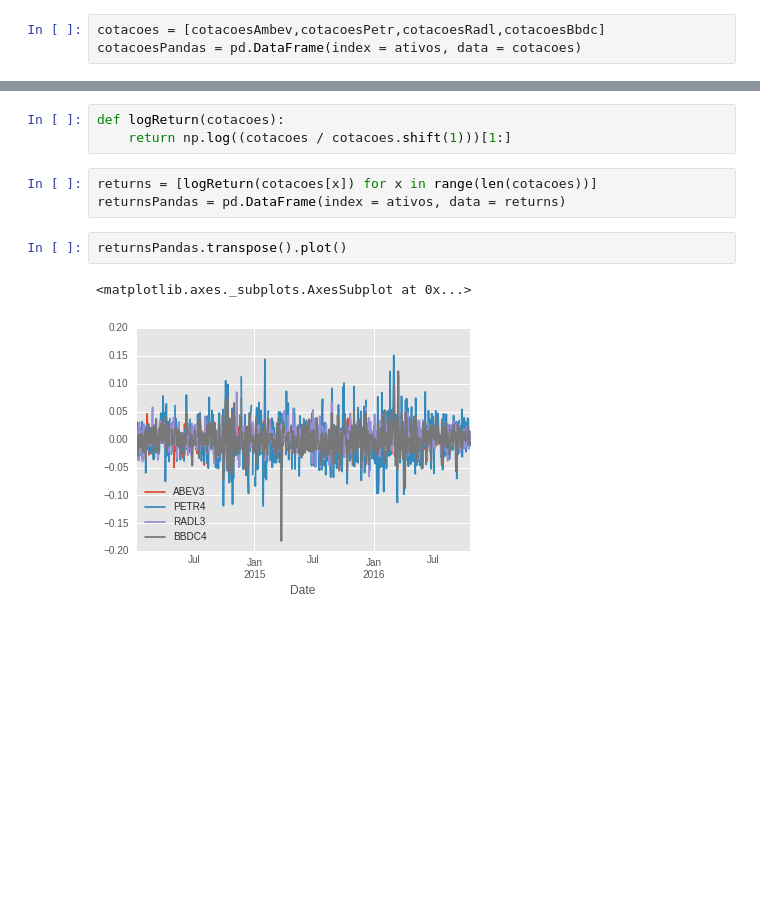
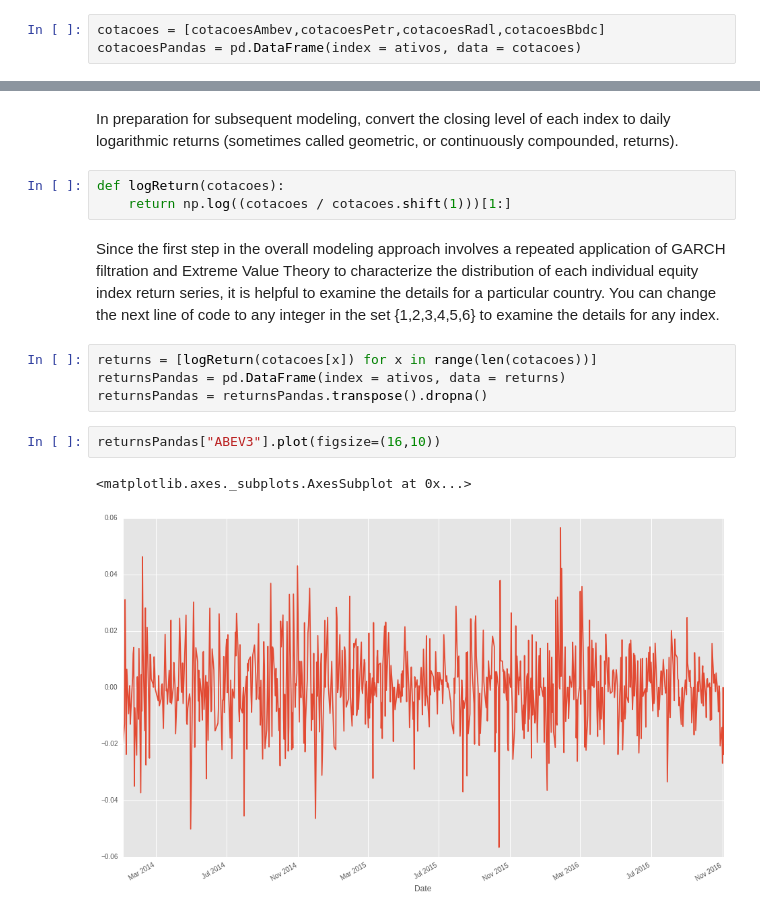
Before and after one commit to helderrezende/TCC, a Jupyter notebook: TCC Helder.ipynb, the cells around one changed output, grey strips where cells are left out. Saved outputs shown, nothing was run; the diff lists cells and outputs as text; blank space fills up the shorter version.

```diff
--- a/TCC Helder.ipynb
+++ b/TCC Helder.ipynb
@@ -85,11 +89,16 @@ cotacoesPandas.transpose().dropna().plot(figsize= (10,10))
+# %% [markdown]
+In preparation for subsequent modeling, convert the closing level of each index to daily logarithmic returns (sometimes called geometric, or continuously compounded, returns).
 # %%
 def logReturn(cotacoes):
     return np.log((cotacoes / cotacoes.shift(1)))[1:]
+# %% [markdown]
+Since the first step in the overall modeling approach involves a repeated application of GARCH filtration and Extreme Value Theory to characterize the distribution of each individual equity index return series, it is helpful to examine the details for a particular country. You can change the next line of code to any integer in the set {1,2,3,4,5,6} to examine the details for any index.
 # %%
 returns = [logReturn(cotacoes[x]) for x in range(len(cotacoes))]
 returnsPandas = pd.DataFrame(index = ativos, data = returns)
+returnsPandas = returnsPandas.transpose().dropna()
-# %%
-returnsPandas.transpose().plot()
-# %% [output]
-<matplotlib.axes._subplots.AxesSubplot at 0x...>
-[figure, removed]
+# %%
+returnsPandas["ABEV3"].plot(figsize=(16,10))
+# %% [output]
+<matplotlib.axes._subplots.AxesSubplot at 0x...>
+[figure, added]
```
Also changed, not shown: parts of 12 cells of this notebook, 3 other files.
